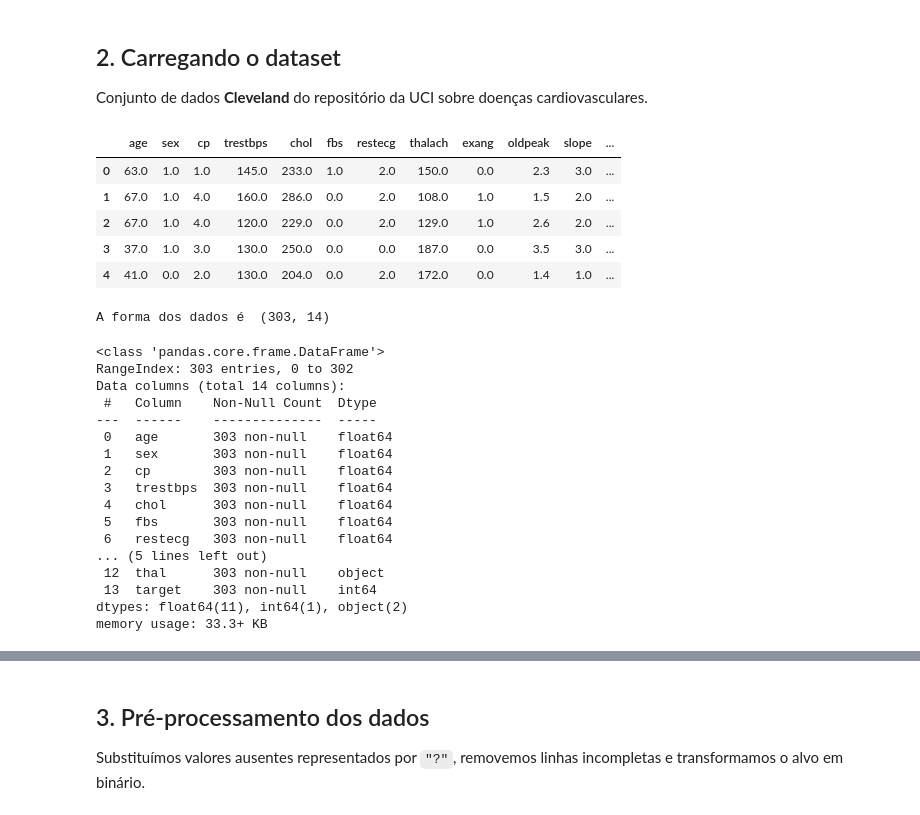
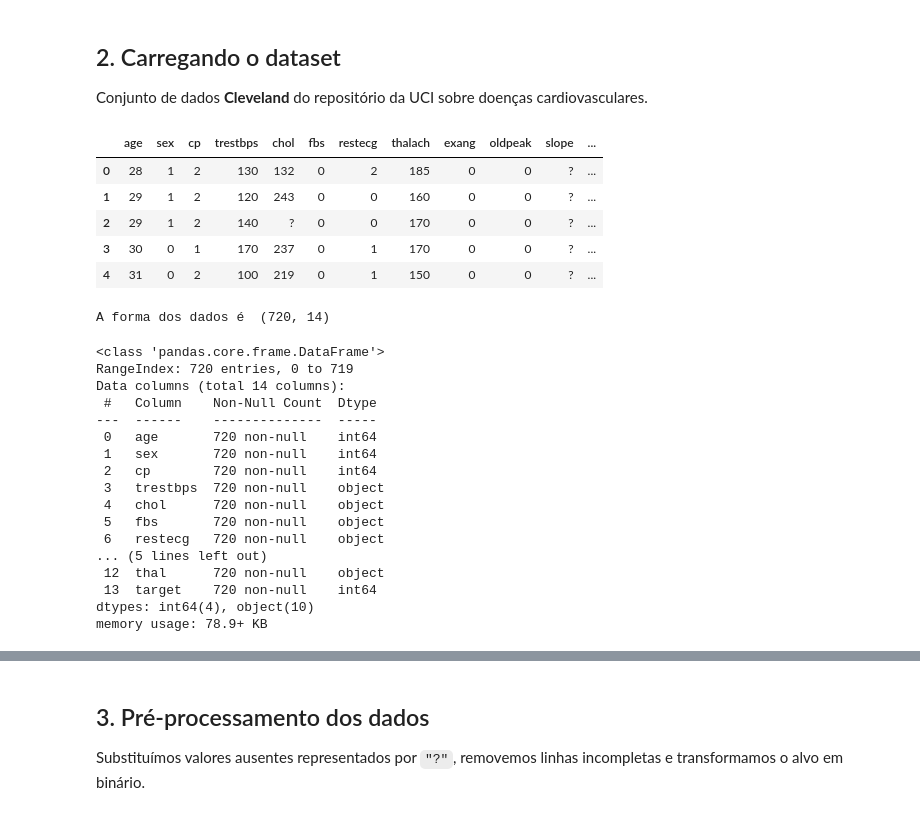
Before and after one commit to AcademicMindsLab-TCC/CardioCheckAI, a Jupyter notebook: heart_disease_model_v2.ipynb, the cells around one changed output, grey strips where cells are left out. Cells and saved outputs as stored; diff of their text form; code cells hidden in the pictures.

```diff
--- a/heart_disease_model.ipynb
+++ b/heart_disease_model_v2.ipynb
@@ -13,51 +13,50 @@ import os
 Conjunto de dados **Cleveland** do repositório da UCI sobre doenças cardiovasculares.
 # %%
 # URL do dataset original (formato CSV)
-url = "https://archive.ics.uci.edu/ml/machine-learning-databases/heart-disease/processed.cleveland.data"
+url = "./db/processed_all_db.csv"
 
-# Nomes das colunas
 column_names = [
     'age', 'sex', 'cp', 'trestbps', 'chol', 'fbs',
     'restecg', 'thalach', 'exang', 'oldpeak',
     'slope', 'ca', 'thal', 'target'
 ]
 
 # Lendo o dataset
 df = pd.read_csv(url, names=column_names)
 
 # Visualizando as 5 primeiras linhas
 df.head()
 # %% [output]
 |  | age | sex | cp | trestbps | chol | fbs | restecg | thalach | exang | oldpeak | slope | ... |
-| 0 | 63.0 | 1.0 | 1.0 | 145.0 | 233.0 | 1.0 | 2.0 | 150.0 | 0.0 | 2.3 | 3.0 | ... |
-| 1 | 67.0 | 1.0 | 4.0 | 160.0 | 286.0 | 0.0 | 2.0 | 108.0 | 1.0 | 1.5 | 2.0 | ... |
-| 2 | 67.0 | 1.0 | 4.0 | 120.0 | 229.0 | 0.0 | 2.0 | 129.0 | 1.0 | 2.6 | 2.0 | ... |
-| 3 | 37.0 | 1.0 | 3.0 | 130.0 | 250.0 | 0.0 | 0.0 | 187.0 | 0.0 | 3.5 | 3.0 | ... |
-| 4 | 41.0 | 0.0 | 2.0 | 130.0 | 204.0 | 0.0 | 2.0 | 172.0 | 0.0 | 1.4 | 1.0 | ... |
+| 0 | 28 | 1 | 2 | 130 | 132 | 0 | 2 | 185 | 0 | 0 | ? | ... |
+| 1 | 29 | 1 | 2 | 120 | 243 | 0 | 0 | 160 | 0 | 0 | ? | ... |
+| 2 | 29 | 1 | 2 | 140 | ? | 0 | 0 | 170 | 0 | 0 | ? | ... |
+| 3 | 30 | 0 | 1 | 170 | 237 | 0 | 1 | 170 | 0 | 0 | ? | ... |
+| 4 | 31 | 0 | 2 | 100 | 219 | 0 | 1 | 150 | 0 | 0 | ? | ... |
 # %%
 print('A forma dos dados é ', df.shape)
 # %% [output]
-A forma dos dados é  (303, 14)
+A forma dos dados é  (720, 14)
 # %%
 df.info()
 # %% [output]
 <class 'pandas.core.frame.DataFrame'>
-RangeIndex: 303 entries, 0 to 302
+RangeIndex: 720 entries, 0 to 719
 Data columns (total 14 columns):
  #   Column    Non-Null Count  Dtype
 ---  ------    --------------  -----
- 0   age       303 non-null    float64
- 1   sex       303 non-null    float64
- 2   cp        303 non-null    float64
- 3   trestbps  303 non-null    float64
- 4   chol      303 non-null    float64
- 5   fbs       303 non-null    float64
- 6   restecg   303 non-null    float64
+ 0   age       720 non-null    int64
+ 1   sex       720 non-null    int64
+ 2   cp        720 non-null    int64
+ 3   trestbps  720 non-null    object
+ 4   chol      720 non-null    object
+ 5   fbs       720 non-null    object
+ 6   restecg   720 non-null    object
 ... (5 lines left out)
- 12  thal      303 non-null    object
- 13  target    303 non-null    int64
-dtypes: float64(11), int64(1), object(2)
-memory usage: 33.3+ KB
+ 12  thal      720 non-null    object
+ 13  target    720 non-null    int64
+dtypes: int64(4), object(10)
+memory usage: 78.9+ KB
 # %%
 df.describe().T
 # %% [output]
```
Also changed, not shown: parts of 10 cells of this notebook, 6 other files.
